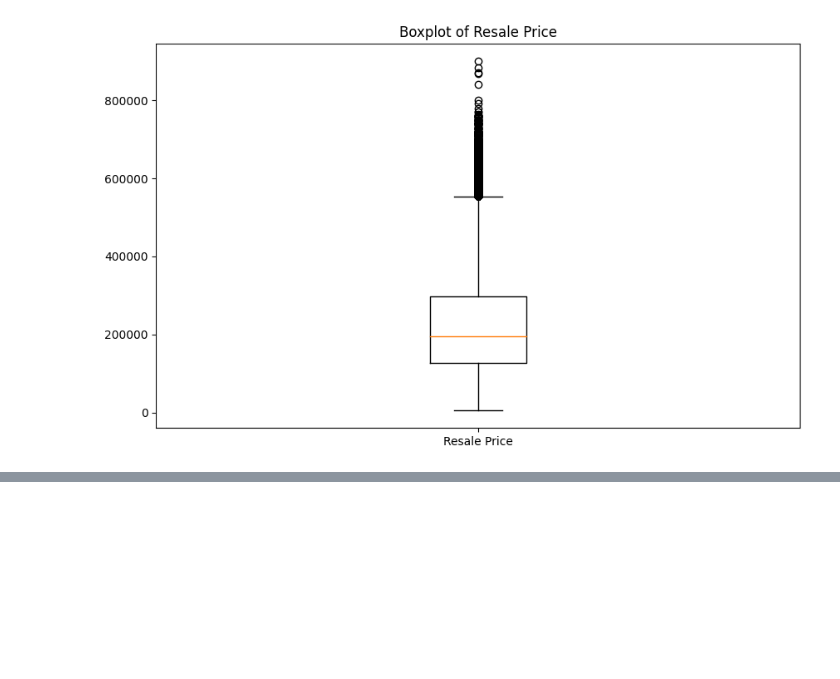
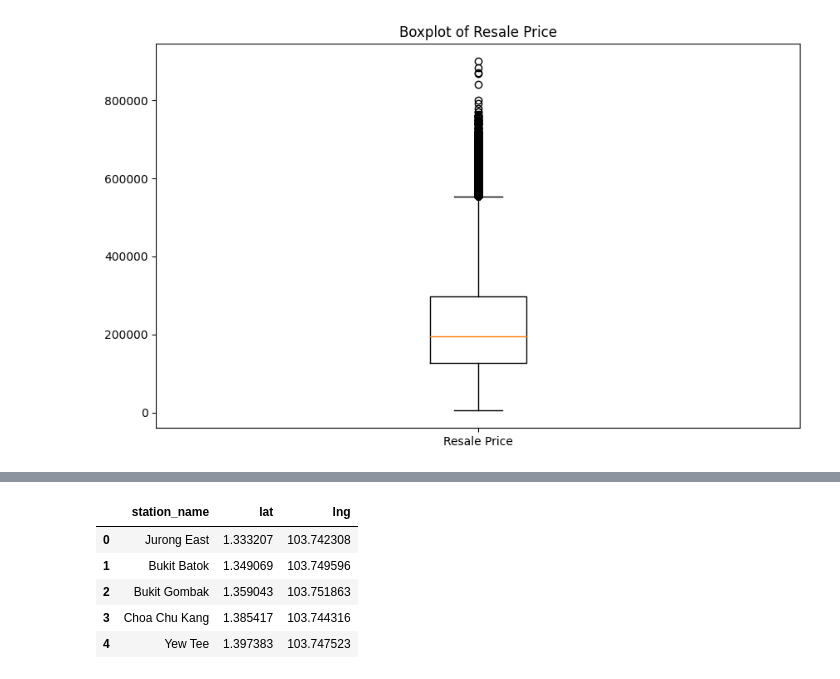
Before and after one commit to zacherylzy/IT5006-Milestone1, a Jupyter notebook: IT5006 Project/clean_resale.ipynb, the cells around one changed output, grey strips where cells are left out. Drawn from its saved outputs; the diff is of its cells as text; code cells hidden in the pictures; blank space fills up the shorter version.

```diff
--- a/IT5006 Project/clean_resale.ipynb
+++ b/IT5006 Project/clean_resale.ipynb
@@ -163,0 +212,11 @@ df.head()
+# %%
+mrt_locations = pd.read_csv("./Original_data/mrt_data.csv")
+mrt_locations.drop(columns=['type'], inplace=True)
+mrt_locations.head()
+# %% [output]
+|  | station_name | lat | lng |
+| 0 | Jurong East | 1.333207 | 103.742308 |
+| 1 | Bukit Batok | 1.349069 | 103.749596 |
+| 2 | Bukit Gombak | 1.359043 | 103.751863 |
+| 3 | Choa Chu Kang | 1.385417 | 103.744316 |
+| 4 | Yew Tee | 1.397383 | 103.747523 |
```
Also changed, not shown: parts of 9 cells of this notebook, 7 other files.
